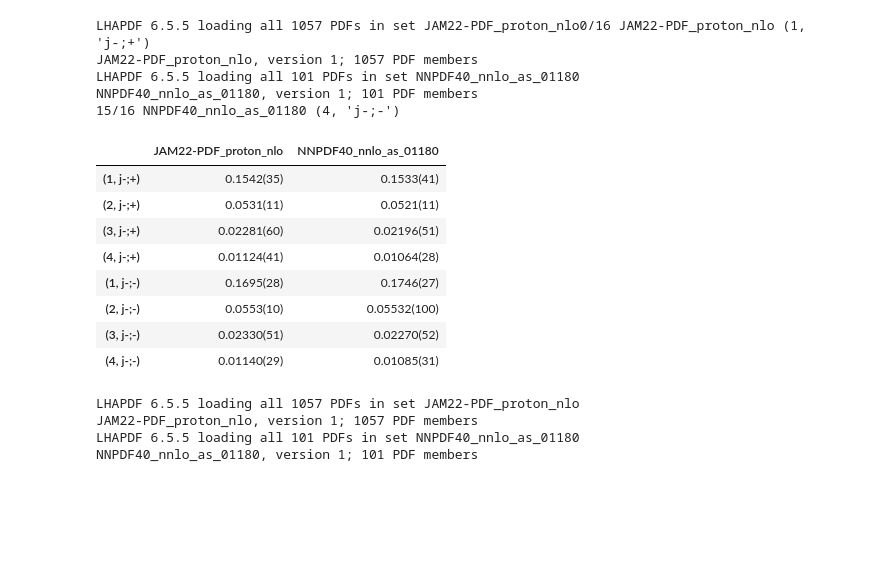
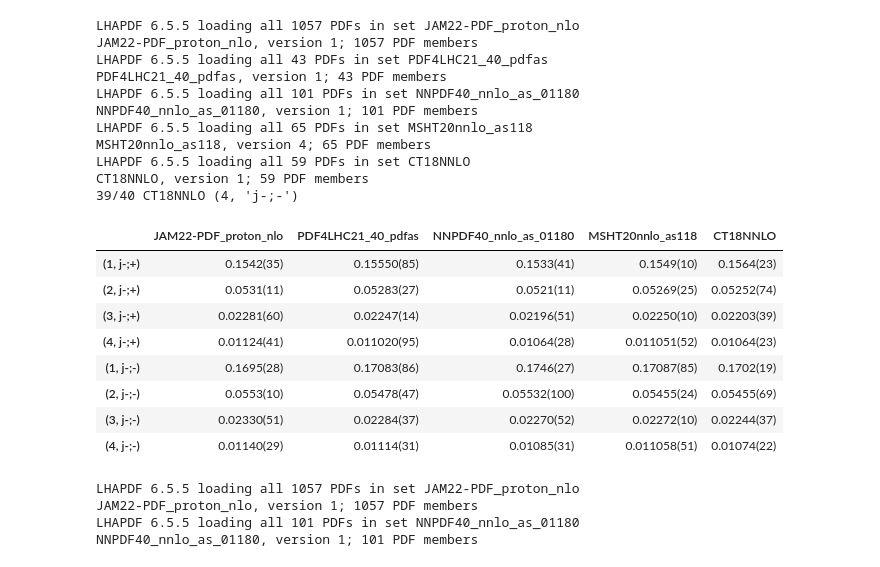
Before and after one commit to lee14916/glwc3, a Jupyter notebook: project2/05_moments/lhapdf.ipynb, the cells around one changed output. Saved outputs shown, nothing was run; the diff lists cells and outputs as text; code cells hidden in the pictures; blank space fills up the shorter version.

```diff
--- a/project2/05_moments/lhapdf.ipynb
+++ b/project2/05_moments/lhapdf.ipynb
@@ -65,16 +95,20 @@ def xfx_me(replicas,j,x):
     dat=np.array([xfx(pdf,j,x) for pdf in replicas])
     m,e=dat.mean(),dat.std(ddof=1)
     return m,e
-def getMoment(pdf,j,n=1):
+def getMoment(pdf,j,n=1, xmin=1e-6,logQ=False):
     func = lambda x: x**(n-1) * xfx(pdf,j,x)
-    val, _ = quad(func, 1e-6, 1.0, epsabs=1e-6, epsrel=1e-4)
+    if logQ:
+        g = lambda t: func(np.exp(t)) * np.exp(t)
+        val = quad(g, np.log(xmin), -10, epsabs=1e-6, epsrel=1e-4)[0] + quad(g, -10, 0, epsabs=1e-6, epsrel=1e-4)[0]
+    else:
+        val = quad(func, xmin, 1.0, epsabs=1e-6, epsrel=1e-4)[0]
     return val
-def getMoment_me(replicas,j,n=1):
-    dat=np.array([getMoment(pdf,j,n=n) for pdf in replicas])
+def getMoment_me(replicas,j,n=1,**kwargs):
+    dat=np.array([getMoment(pdf,j,n=n,**kwargs) for pdf in replicas])
     m,e=dat.mean(),dat.std(ddof=1)
     return m,e
 # %%
-labels=['JAM22-PDF_proton_nlo','NNPDF40_nnlo_as_01180']
+labels=['JAM22-PDF_proton_nlo','PDF4LHC21_40_pdfas','NNPDF40_nnlo_as_01180','MSHT20nnlo_as118','CT18NNLO','ABMP16_4_nnlo','CJ22','HERAPDF20_NNLO_EIG']
 js=['jtot','jq;+','jg','ju;+','jd;+','js;+','jc;+','jv1;+','jv2;+','jv3;+','j+;+','j-;+']
 label2j2me=yu.load_pkl_reg('label2j2me_avgx')
 
@@ -106,0 +141,18 @@ df
+# %%
+labels=['DSSV14pol','JAM22-PPDF_proton_nlo','NNPDFpol20_nnlo_as_01180_mhou']
+js=['ju;+','jd;+','js;+','jc;+']
+# js=['ju;+','js;+']
+label2j2me=yu.load_pkl_reg('label2j2me_gA')
+
+if label2j2me is None or True:
+    label2replicas={label:lhapdf.getPDFSet(label).mkPDFs() for label in labels}
+    label2j2me=defaultdict(dict)
+    tasks=list(product(labels,js))
+    for i,(label,j) in enumerate(tasks):
+        print(f'{i}/{len(tasks)}',label,j,end='                \r')
+        label2j2me[label][j]=getMoment_me(label2replicas[label],j,n=0,xmin=1e-3,logQ=True)
+    yu.save_pkl_reg('label2j2me_gA',label2j2me)
+
+df=[[yu.un2str(label2j2me[label][j][0],label2j2me[label][j][1]) for label in labels] for j in js]
+df=pd.DataFrame(df,index=js,columns=labels)
+df
@@ -107,36 +178,42 @@ df
 # %%
-labels=['JAM22-PDF_proton_nlo','NNPDF40_nnlo_as_01180']
+labels=['JAM22-PDF_proton_nlo','PDF4LHC21_40_pdfas','NNPDF40_nnlo_as_01180','MSHT20nnlo_as118','CT18NNLO']
 ns=[1,2,3,4]
 js=[(n,f'j-;{q}') for q in ['+','-'] for n in ns]
 label2j2me=yu.load_pkl_reg('label2j2me_avgx_xn')
 
-if label2j2me is None:
+if label2j2me is None or True:
     label2replicas={label:lhapdf.getPDFSet(label).mkPDFs() for label in labels}
     label2j2me=defaultdict(dict)
     tasks=list(product(labels,js))
     for i,(label,j) in enumerate(tasks):
         print(f'{i}/{len(tasks)}',label,j,end='                \r')
         label2j2me[label][j]=getMoment_me(label2replicas[label],j[1],n=j[0])
     yu.save_pkl_reg('label2j2me_avgx_nx',label2j2me)
 
 df=[[yu.un2str(label2j2me[label][j][0],label2j2me[label][j][1]) for label in labels] for j in js]
 df=pd.DataFrame(df,index=js,columns=labels)
 df
 # %% [output]
-LHAPDF 6.5.5 loading all 1057 PDFs in set JAM22-PDF_proton_nlo0/16 JAM22-PDF_proton_nlo (1, 'j-;+')
+LHAPDF 6.5.5 loading all 1057 PDFs in set JAM22-PDF_proton_nlo
 JAM22-PDF_proton_nlo, version 1; 1057 PDF members
+LHAPDF 6.5.5 loading all 43 PDFs in set PDF4LHC21_40_pdfas
+PDF4LHC21_40_pdfas, version 1; 43 PDF members
 LHAPDF 6.5.5 loading all 101 PDFs in set NNPDF40_nnlo_as_01180
 NNPDF40_nnlo_as_01180, version 1; 101 PDF members
-15/16 NNPDF40_nnlo_as_01180 (4, 'j-;-')
+LHAPDF 6.5.5 loading all 65 PDFs in set MSHT20nnlo_as118
+MSHT20nnlo_as118, version 4; 65 PDF members
+LHAPDF 6.5.5 loading all 59 PDFs in set CT18NNLO
+CT18NNLO, version 1; 59 PDF members
+39/40 CT18NNLO (4, 'j-;-')
-|  | JAM22-PDF_proton_nlo | NNPDF40_nnlo_as_01180 |
-| (1, j-;+) | 0.1542(35) | 0.1533(41) |
-| (2, j-;+) | 0.0531(11) | 0.0521(11) |
-| (3, j-;+) | 0.02281(60) | 0.02196(51) |
-| (4, j-;+) | 0.01124(41) | 0.01064(28) |
-| (1, j-;-) | 0.1695(28) | 0.1746(27) |
-| (2, j-;-) | 0.0553(10) | 0.05532(100) |
-| (3, j-;-) | 0.02330(51) | 0.02270(52) |
-| (4, j-;-) | 0.01140(29) | 0.01085(31) |
+|  | JAM22-PDF_proton_nlo | PDF4LHC21_40_pdfas | NNPDF40_nnlo_as_01180 | MSHT20nnlo_as118 | CT18NNLO |
+| (1, j-;+) | 0.1542(35) | 0.15550(85) | 0.1533(41) | 0.1549(10) | 0.1564(23) |
+| (2, j-;+) | 0.0531(11) | 0.05283(27) | 0.0521(11) | 0.05269(25) | 0.05252(74) |
+| (3, j-;+) | 0.02281(60) | 0.02247(14) | 0.02196(51) | 0.02250(10) | 0.02203(39) |
+| (4, j-;+) | 0.01124(41) | 0.011020(95) | 0.01064(28) | 0.011051(52) | 0.01064(23) |
+| (1, j-;-) | 0.1695(28) | 0.17083(86) | 0.1746(27) | 0.17087(85) | 0.1702(19) |
+| (2, j-;-) | 0.0553(10) | 0.05478(47) | 0.05532(100) | 0.05455(24) | 0.05455(69) |
+| (3, j-;-) | 0.02330(51) | 0.02284(37) | 0.02270(52) | 0.02272(10) | 0.02244(37) |
+| (4, j-;-) | 0.01140(29) | 0.01114(31) | 0.01085(31) | 0.011058(51) | 0.01074(22) |
 # %%
 labels=['JAM22-PDF_proton_nlo','NNPDF40_nnlo_as_01180']
 label2replicas={label:lhapdf.getPDFSet(label).mkPDFs() for label in labels}
```
Also changed, not shown: parts of 4 cells of this notebook, 18 other files.
